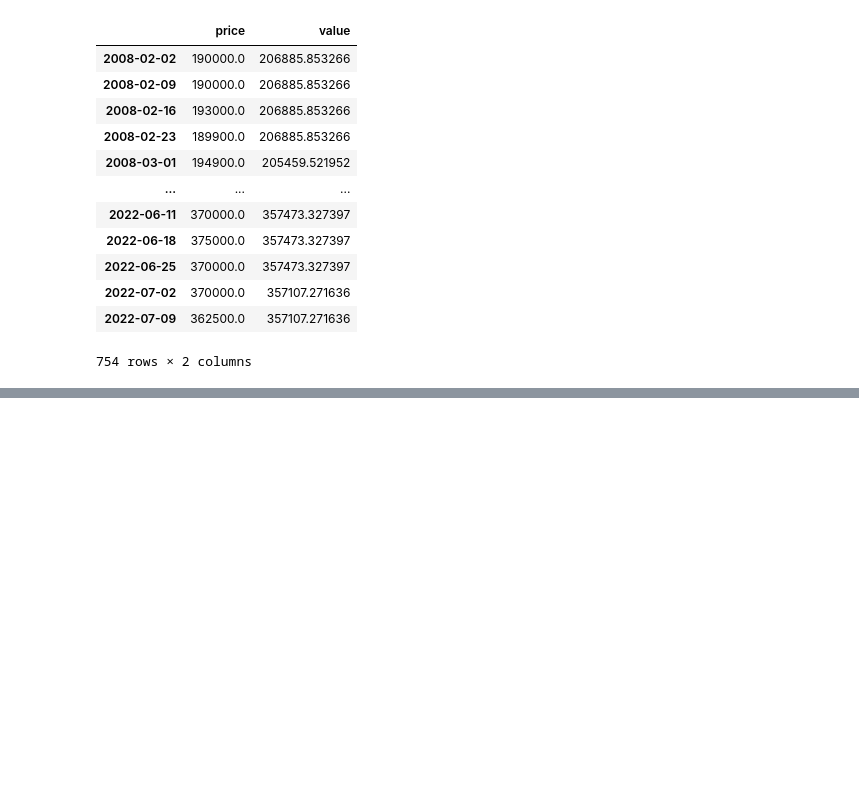
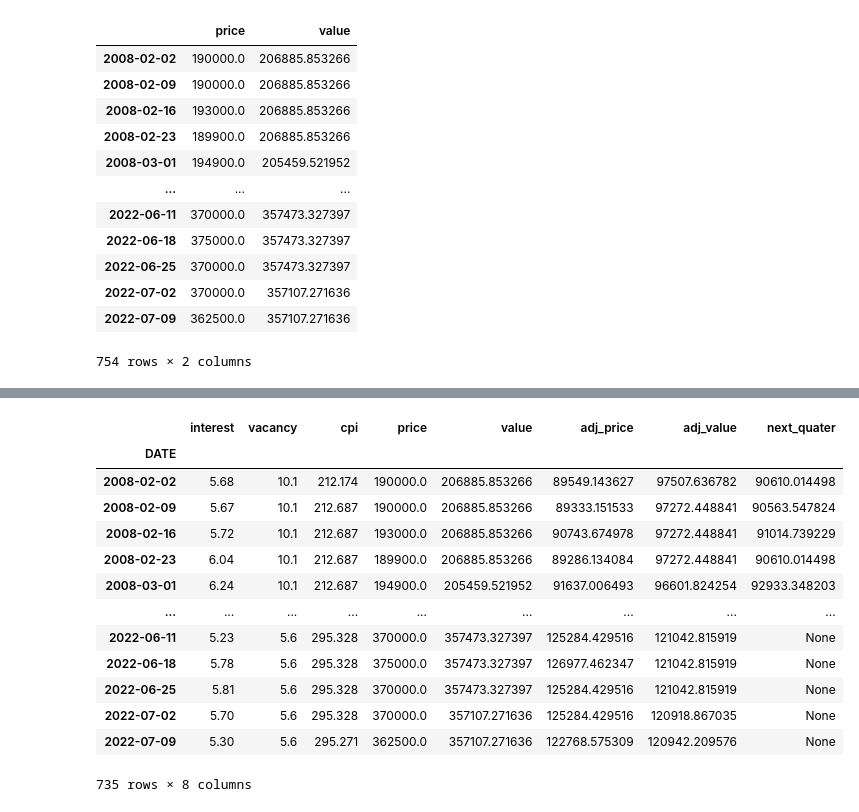
Before and after one commit to KacChw/Predict-House-Price-Project, a Jupyter notebook: price.ipynb, the cells around one changed output, grey strips where cells are left out. Cells and saved outputs as stored; diff of their text form; code cells hidden in the pictures; blank space fills up the shorter version.

```diff
--- a/price.ipynb
+++ b/price.ipynb
@@ -140,0 +230,19 @@ price_data
+# %%
+price_data["adj_value"] = price_data["value"] / price_data["cpi"] * 100
+price_data["next_quater"] = price_data["adj_price"].shift(-13)
+price_data
+# %% [output]
+|  | interest | vacancy | cpi | price | value | adj_price | adj_value | next_quater |
+| DATE |  |  |  |  |  |  |  |  |
+| 2008-02-02 | 5.68 | 10.1 | 212.174 | 190000.0 | 206885.853266 | 89549.143627 | 97507.636782 | 90610.014498 |
+| 2008-02-09 | 5.67 | 10.1 | 212.687 | 190000.0 | 206885.853266 | 89333.151533 | 97272.448841 | 90563.547824 |
+| 2008-02-16 | 5.72 | 10.1 | 212.687 | 193000.0 | 206885.853266 | 90743.674978 | 97272.448841 | 91014.739229 |
+| 2008-02-23 | 6.04 | 10.1 | 212.687 | 189900.0 | 206885.853266 | 89286.134084 | 97272.448841 | 90610.014498 |
+| 2008-03-01 | 6.24 | 10.1 | 212.687 | 194900.0 | 205459.521952 | 91637.006493 | 96601.824254 | 92933.348203 |
+| ... | ... | ... | ... | ... | ... | ... | ... | ... |
+| 2022-06-11 | 5.23 | 5.6 | 295.328 | 370000.0 | 357473.327397 | 125284.429516 | 121042.815919 | None |
+| 2022-06-18 | 5.78 | 5.6 | 295.328 | 375000.0 | 357473.327397 | 126977.462347 | 121042.815919 | None |
+| 2022-06-25 | 5.81 | 5.6 | 295.328 | 370000.0 | 357473.327397 | 125284.429516 | 121042.815919 | None |
+| 2022-07-02 | 5.70 | 5.6 | 295.328 | 370000.0 | 357107.271636 | 125284.429516 | 120918.867035 | None |
+| 2022-07-09 | 5.30 | 5.6 | 295.271 | 362500.0 | 357107.271636 | 122768.575309 | 120942.209576 | None |
+735 rows × 8 columns
```
Also changed, not shown: parts of 12 cells of this notebook.
